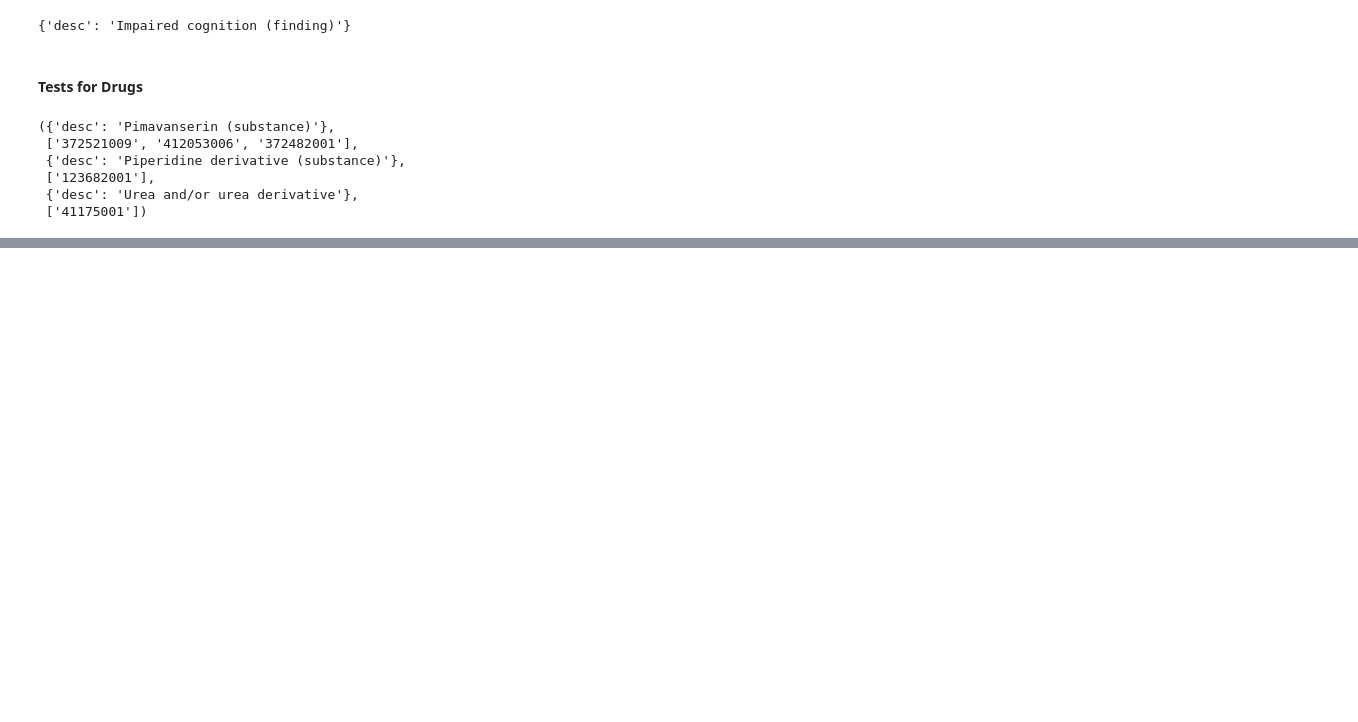
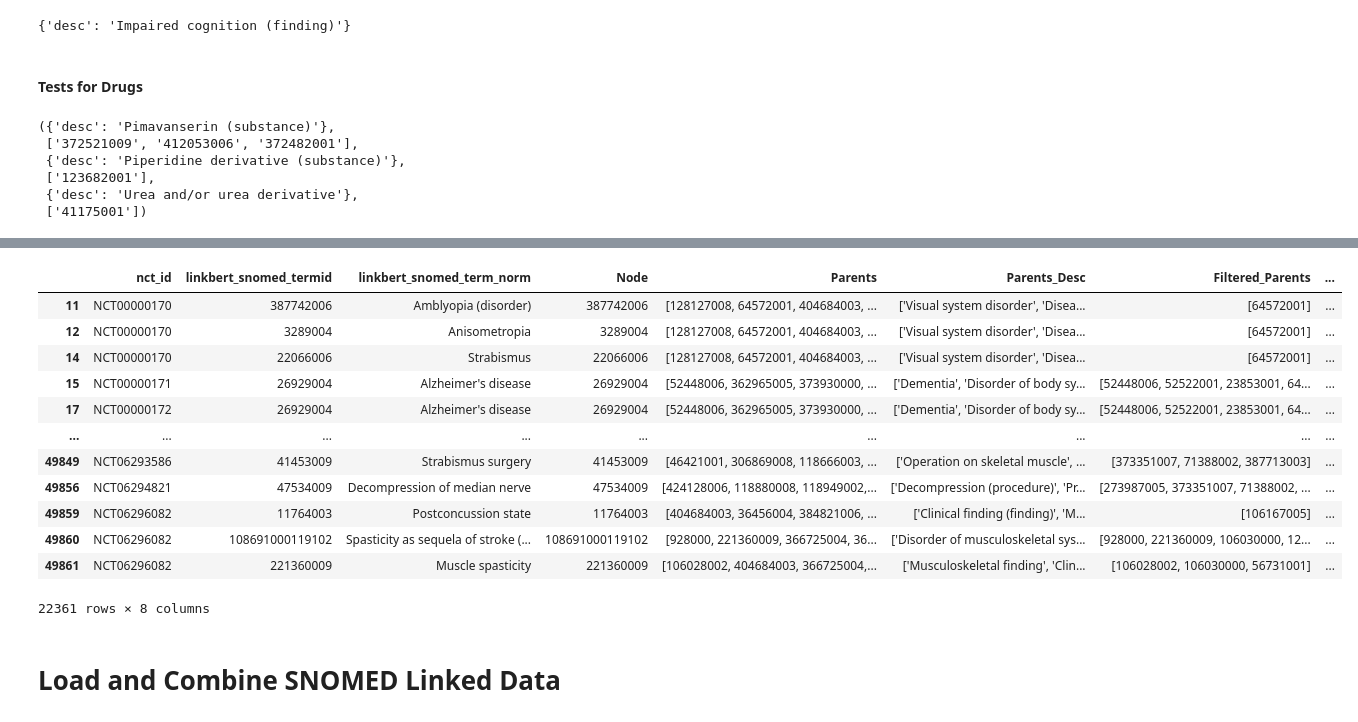
Before and after one commit to Ineichen-Group/NeuroTrialAnalysis, a Jupyter notebook: 03-sapbert-snomed-linking.ipynb, the cells around one changed output, grey strips where cells are left out. Drawn from its saved outputs; the diff is of its cells as text; code cells hidden in the pictures; blank space fills up the shorter version.

```diff
--- a/03-sapbert-snomed-linking.ipynb
+++ b/03-sapbert-snomed-linking.ipynb
@@ -771,0 +1073,18 @@ snomed['721997002'], snomed.predecessors('721997002'), snomed['372521009'], snom
+# %%
+condition_hierarchies[condition_hierarchies['Top_Concept'].apply(lambda x: len(x) > 0)]
+# %% [output]
+|  | nct_id | linkbert_snomed_termid | linkbert_snomed_term_norm | Node | Parents | Parents_Desc | Filtered_Parents | ... |
+| 11 | NCT00000170 | 387742006 | Amblyopia (disorder) | 387742006 | [128127008, 64572001, 404684003, ... | ['Visual system disorder', 'Disea... | [64572001] | ... |
+| 12 | NCT00000170 | 3289004 | Anisometropia | 3289004 | [128127008, 64572001, 404684003, ... | ['Visual system disorder', 'Disea... | [64572001] | ... |
+| 14 | NCT00000170 | 22066006 | Strabismus | 22066006 | [128127008, 64572001, 404684003, ... | ['Visual system disorder', 'Disea... | [64572001] | ... |
+| 15 | NCT00000171 | 26929004 | Alzheimer's disease | 26929004 | [52448006, 362965005, 373930000, ... | ['Dementia', 'Disorder of body sy... | [52448006, 52522001, 23853001, 64... | ... |
+| 17 | NCT00000172 | 26929004 | Alzheimer's disease | 26929004 | [52448006, 362965005, 373930000, ... | ['Dementia', 'Disorder of body sy... | [52448006, 52522001, 23853001, 64... | ... |
+| ... | ... | ... | ... | ... | ... | ... | ... | ... |
+| 49849 | NCT06293586 | 41453009 | Strabismus surgery | 41453009 | [46421001, 306869008, 118666003, ... | ['Operation on skeletal muscle', ... | [373351007, 71388002, 387713003] | ... |
+| 49856 | NCT06294821 | 47534009 | Decompression of median nerve | 47534009 | [424128006, 118880008, 118949002,... | ['Decompression (procedure)', 'Pr... | [273987005, 373351007, 71388002, ... | ... |
+| 49859 | NCT06296082 | 11764003 | Postconcussion state | 11764003 | [404684003, 36456004, 384821006, ... | ['Clinical finding (finding)', 'M... | [106167005] | ... |
+| 49860 | NCT06296082 | 108691000119102 | Spasticity as sequela of stroke (... | 108691000119102 | [928000, 221360009, 366725004, 36... | ['Disorder of musculoskeletal sys... | [928000, 221360009, 106030000, 12... | ... |
+| 49861 | NCT06296082 | 221360009 | Muscle spasticity | 221360009 | [106028002, 404684003, 366725004,... | ['Musculoskeletal finding', 'Clin... | [106028002, 106030000, 56731001] | ... |
+22361 rows × 8 columns
+# %% [markdown]
+# Load and Combine SNOMED Linked Data
```
Also changed, not shown: parts of 62 cells of this notebook.
